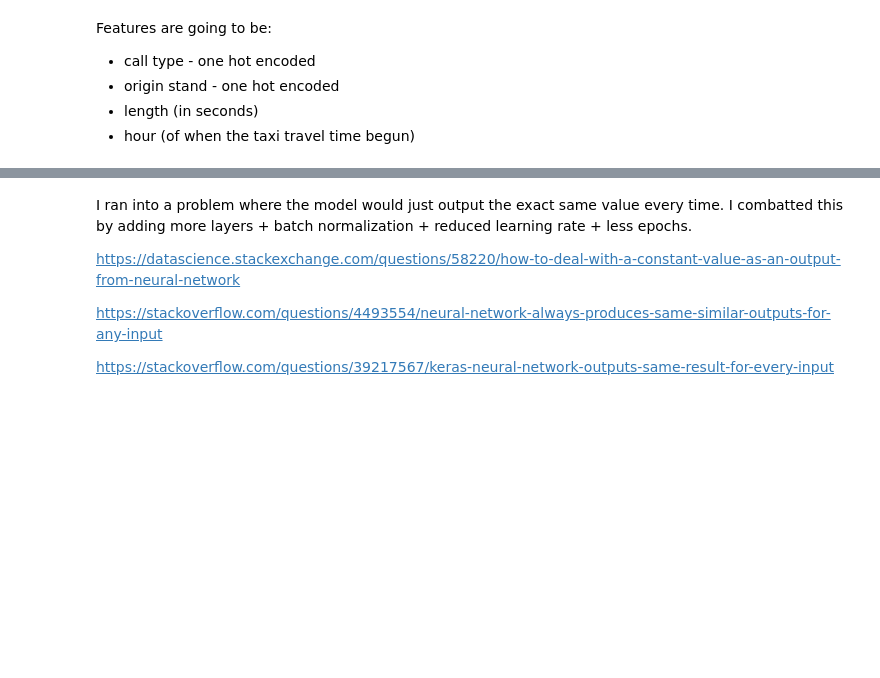
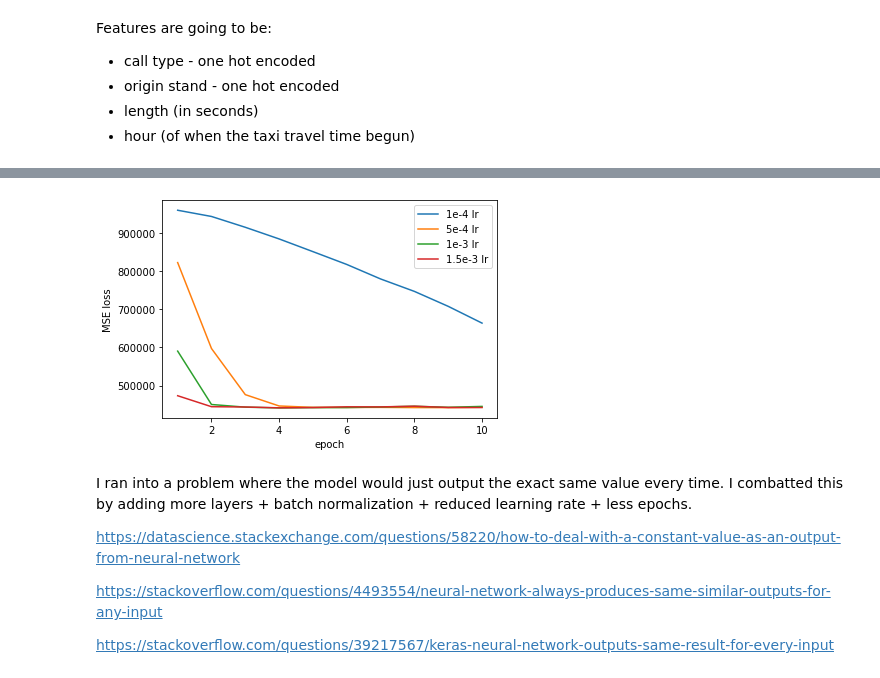
Before and after one commit to eylau-ucsd/cse151b-project, a Jupyter notebook: model.ipynb, the cells around one changed output, grey strips where cells are left out. Cells and saved outputs as stored; diff of their text form; code cells hidden in the pictures; blank space fills up the shorter version.

Commit message:
run experiments, generate some plots

```diff
--- a/model.ipynb
+++ b/model.ipynb
@@ -393,0 +232,4 @@ KeyboardInterrupt:
+# %%
+(model3, results_lr_3) = run_tests(lr=5e-4)
+# %%
+(model4, results_lr_4)= run_tests(lr=1.5e-3)
@@ -394,2 +282,14 @@ KeyboardInterrupt:
+# %%
+lr_results = pd.concat([results_lr_1["epoch"], results_lr_2["test_loss"], results_lr_3["test_loss"], results_lr_1["test_loss"], results_lr_4["test_loss"]], axis=1)
+# %%
+lr_results.columns = ["epoch", "1e-4 lr", "5e-4 lr", "1e-3 lr", "1.5e-3 lr"]
+# %%
+import matplotlib.pyplot as plt
+ax = lr_results.set_index("epoch").plot()
+ax.set_xlabel("epoch")
+ax.set_ylabel("MSE loss")
+plt.show()
+# %% [output]
+[figure, added]
 # %%
 def get_input_tensor(entry):
```
Also changed, not shown: parts of 34 cells of this notebook.
